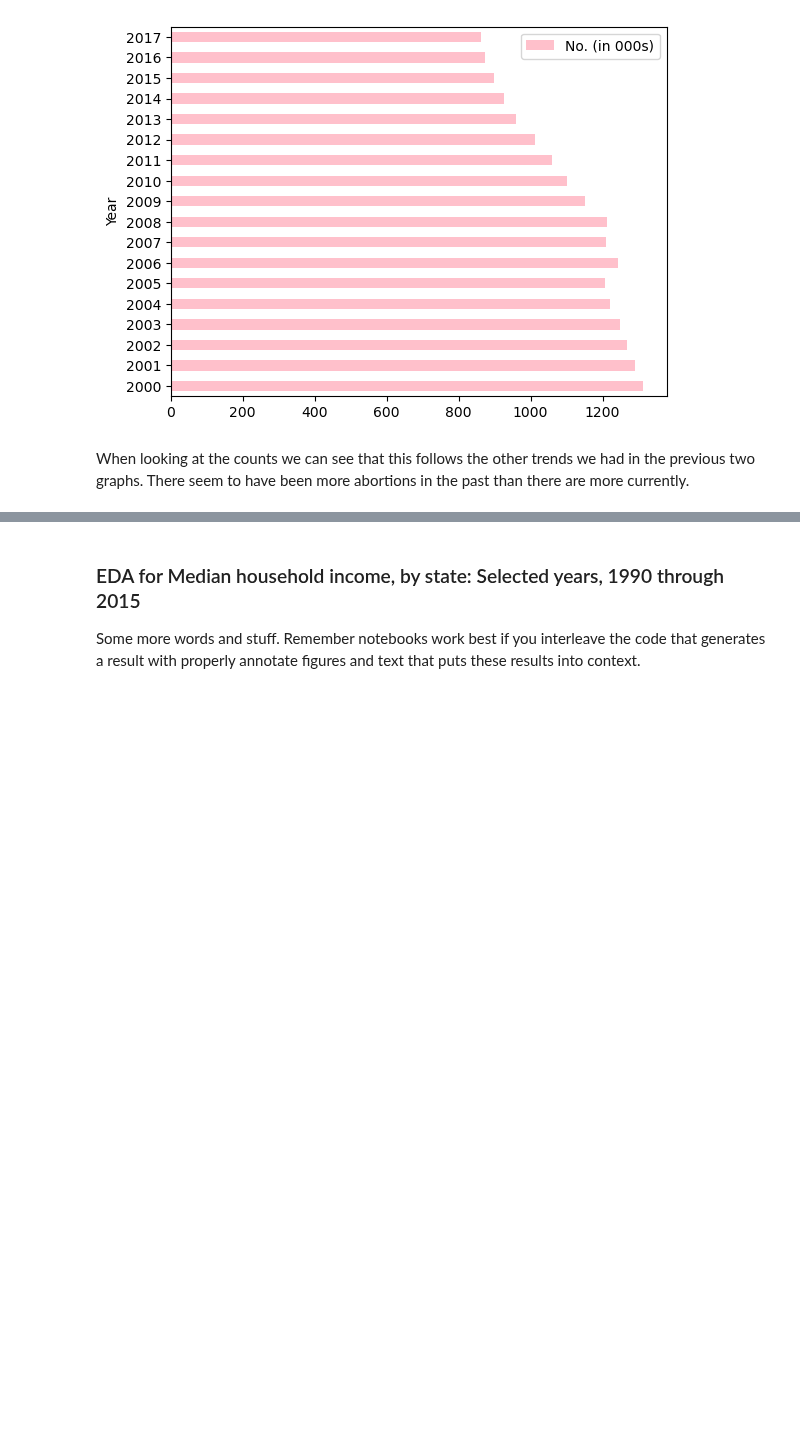
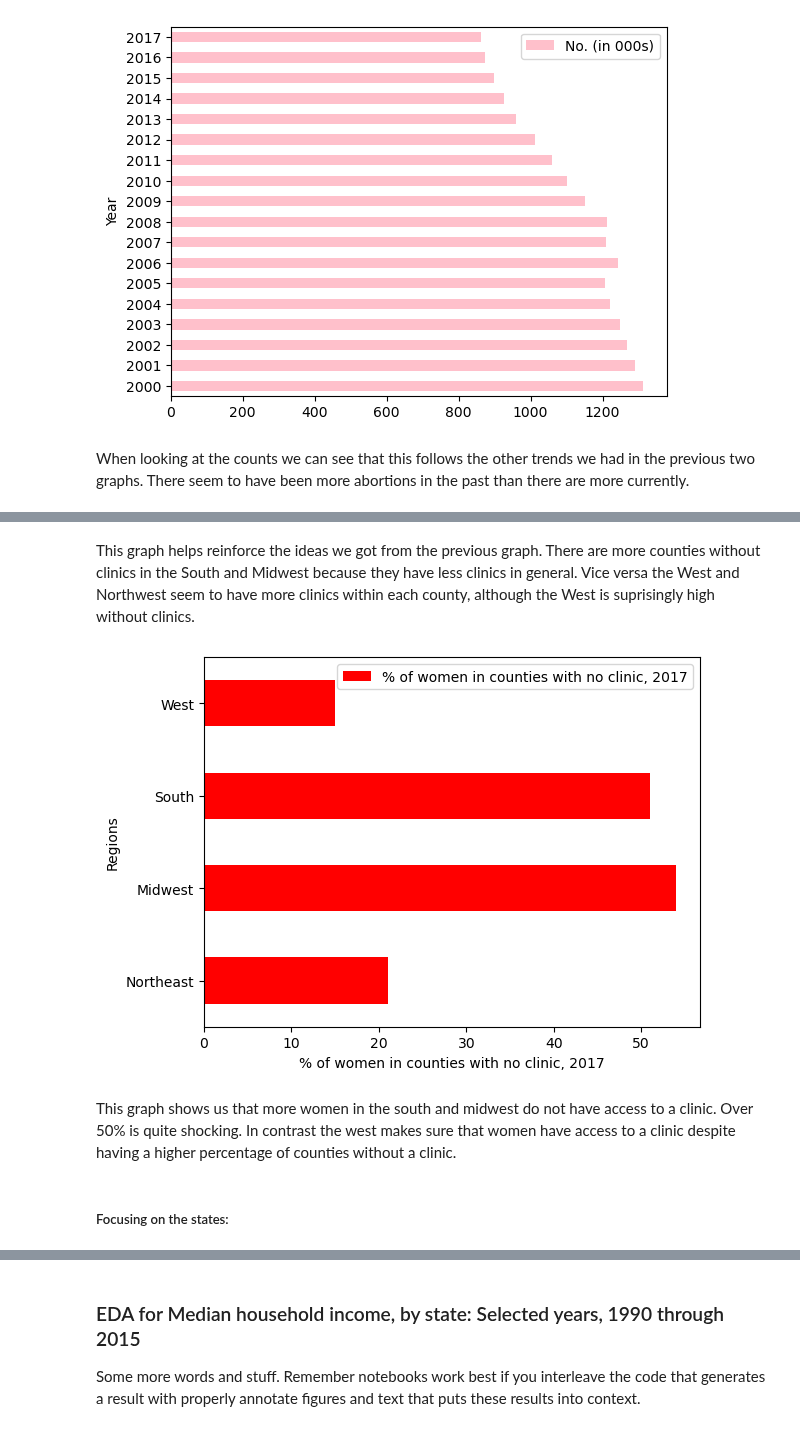
Before and after one commit to COGS108/Group070_WI24, a Jupyter notebook: EDACheckpoint_Group070_WI24.ipynb, the cells around one changed output, grey strips where cells are left out. Cells and saved outputs as stored; diff of their text form; code cells hidden in the pictures; blank space fills up the shorter version.

```diff
--- a/EDACheckpoint_Group070_WI24.ipynb
+++ b/EDACheckpoint_Group070_WI24.ipynb
@@ -517,0 +573,13 @@ When looking at the counts we can see that this follows the other trends we had
+# %% [markdown]
+This graph helps reinforce the ideas we got from the previous graph. There are more counties without clinics in the South and Midwest because they have less clinics in general. Vice versa the West and Northwest seem to have more clinics within each county, although the West is suprisingly high without clinics.
+# %%
+aisau4_regions.plot(kind = "barh", x="Region and state", y="% of women in counties with no clinic, 2017", color = "red")
+plt.ylabel('Regions')
+plt.xlabel('% of women in counties with no clinic, 2017')
+plt.show()
+# %% [output]
+[figure, added]
+# %% [markdown]
+This graph shows us that more women in the south and midwest do not have access to a clinic. Over 50% is quite shocking. In contrast the west makes sure that women have access to a clinic despite having a higher percentage of counties without a clinic.
+# %% [markdown]
+##### Focusing on the states:
```
Also changed, not shown: parts of 18 cells of this notebook.
